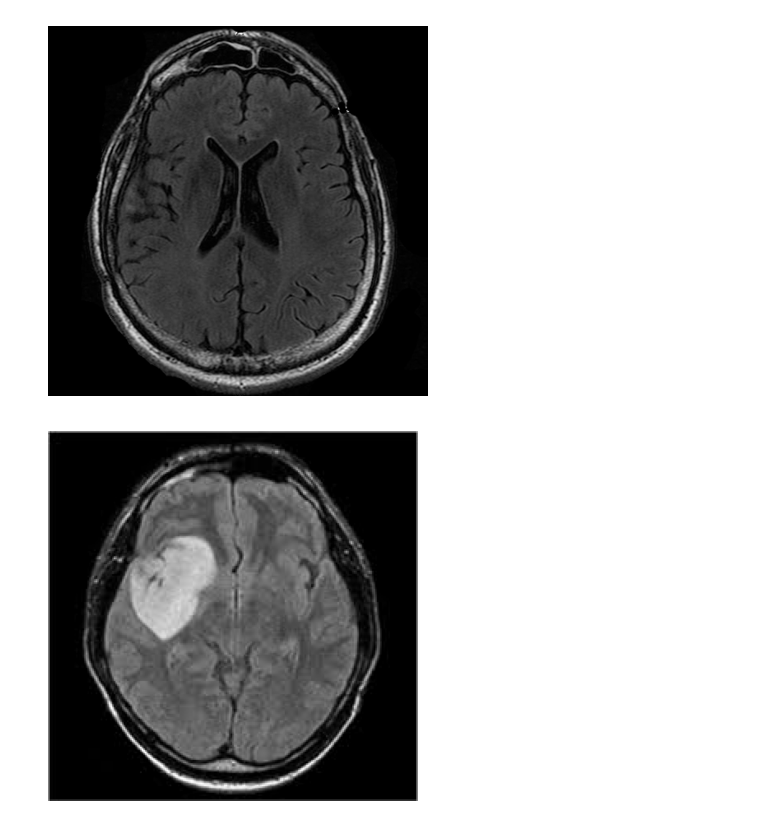
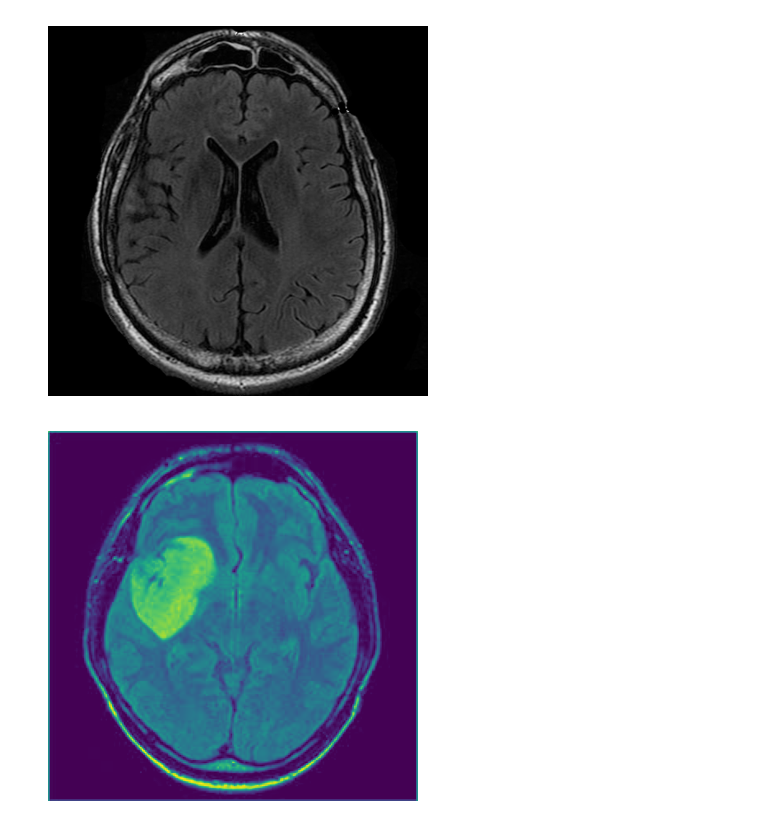
Before and after one commit to youssefdahmou/image-segmentation, a Jupyter notebook: Untitled.ipynb, the cells around one changed output. Drawn from its saved outputs; the diff is of its cells as text; code cells hidden in the pictures.

```diff
--- a/Untitled.ipynb
+++ b/Untitled.ipynb
@@ -275,9 +275,9 @@ plt.show()
 # %%
 import cv2
 import matplotlib.pyplot as plt
-t_brain = cv2.imread('data_brain/tumer_brain.jpg')
+t_brain = cv2.imread('data/tumer_brain.jpg', cv2.IMREAD_GRAYSCALE)
 plt.imshow(t_brain)
 plt.axis('off')
 plt.show()
 # %% [output]
-[figure, old version]
+[figure, new version]
```
Also changed, not shown: parts of 4 cells of this notebook.
